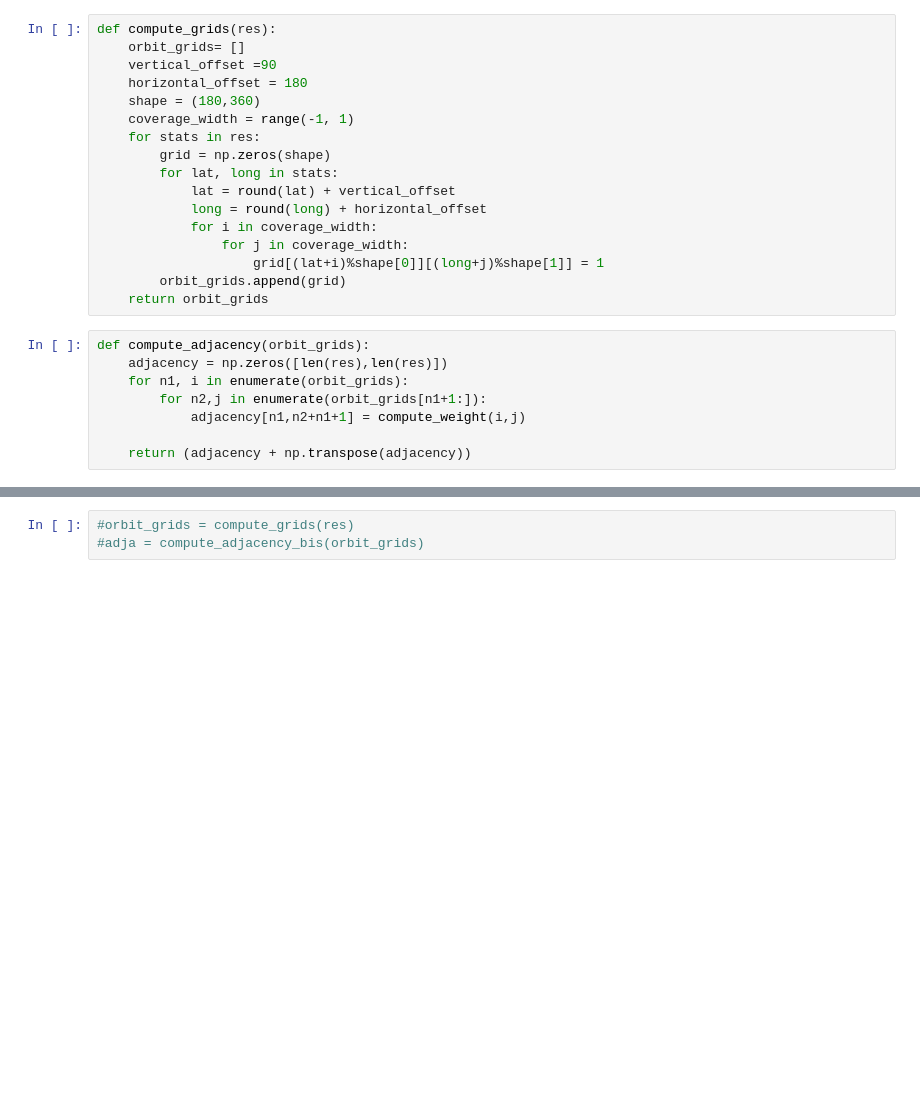
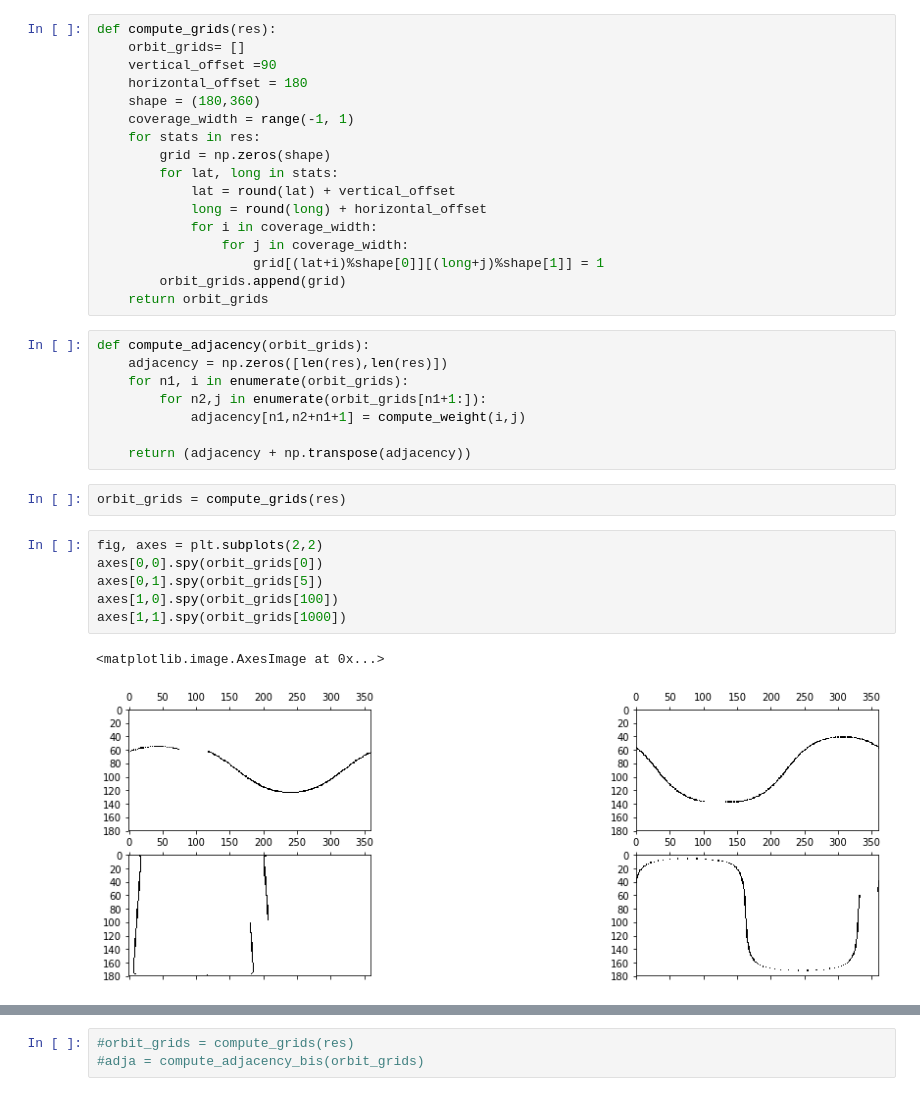
Before and after one commit to lggoch/NTDS_Sat, a Jupyter notebook: Project_Exploratory_Antoine.ipynb, the cells around one changed output, grey strips where cells are left out. Cells and saved outputs as stored; diff of their text form; blank space fills up the shorter version.

```diff
--- a/Project_Exploratory_Antoine.ipynb
+++ b/Project_Exploratory_Antoine.ipynb
@@ -208,3 +227,14 @@ def compute_adjacency(orbit_grids):
             adjacency[n1,n2+n1+1] = compute_weight(i,j)
 
     return (adjacency + np.transpose(adjacency))
+# %%
+orbit_grids = compute_grids(res)
+# %%
+fig, axes = plt.subplots(2,2)
+axes[0,0].spy(orbit_grids[0])
+axes[0,1].spy(orbit_grids[5])
+axes[1,0].spy(orbit_grids[100])
+axes[1,1].spy(orbit_grids[1000])
+# %% [output]
+<matplotlib.image.AxesImage at 0x...>
+[figure, added]
```
Also changed, not shown: parts of 13 cells of this notebook.
